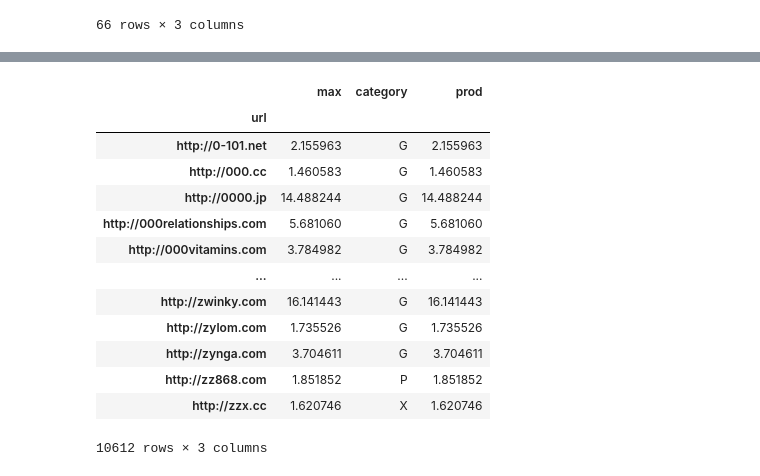
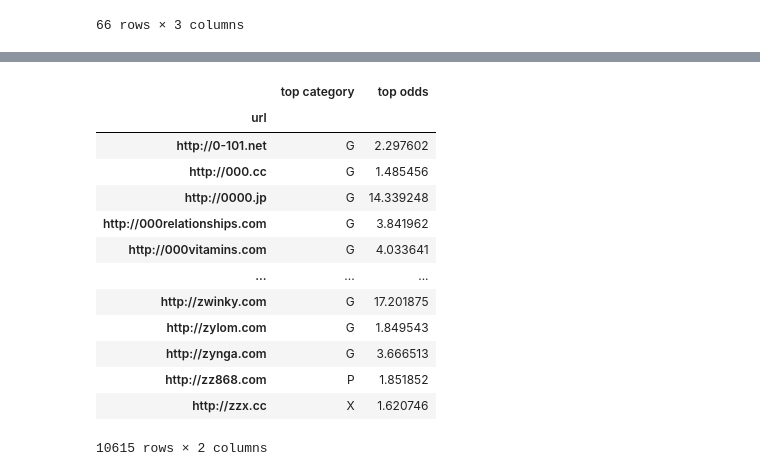
Before and after one commit to rohitashwachaks/MIS-S381N, a Jupyter notebook: assignment-3/assignment3.ipynb, the cells around one changed output, grey strips where cells are left out. Cells and saved outputs as stored; diff of their text form; code cells hidden in the pictures.

```diff
--- a/assignment-3/assignment3.ipynb
+++ b/assignment-3/assignment3.ipynb
@@ -103,0 +137,6 @@ Create aratergoodnessDataFrame that is indexed by turk, and has twocolumns:  the
+# %%
+# creating groupby df to get total labels checked by each turk and average correctness
+rater_goodness = labels_merged.groupby('turk')['correct_label'].agg(['count', 'mean'])
+rater_goodness.columns = ["Number of Ratings",
+                        "Average Correctness of Ratings"]
+rater_goodness
@@ -121,6 +161,5 @@ df
 # %%
-rater_goodness = DataFrame([], index = set(df["turk"]),
-                            columns = ["Number of Ratings",
-                            "Average Correctness of Ratings"])
-print("Dimensions of rater_goodness: ",rater_goodness.shape)
-rater_goodness.head()
+# rater_goodness = DataFrame([], index = set(df["turk"]),
+#                             columns = ["Number of Ratings",
+#                             "Average Correctness of Ratings"])
+# print("Dimensions of rater_goodness: ",rater_goodness.shape)
@@ -135,11 +165,0 @@ Dimensions of rater_goodness:  (269, 2)
-# %%
-# creating merged dataframe with category marked by turk and known category
-labels_merged = labels_on_gold.merge(gold, on='url', suffixes=('_turk', '_actual'))
-labels_merged['correct_label'] = (labels_merged['category_turk'] == labels_merged['category_actual']).astype(int)
-
-
-
-# creating groupby df to get total labels checked by each turk and average correctness
-rater_goodness = labels_merged.groupby('turk')['correct_label'].agg(['count', 'mean'])
-rater_goodness.columns = ["Number of Ratings","Average Correctness of Ratings"]
-rater_goodness
@@ -273,5 +330,6 @@ turk_group
 # %%
 product_odds = turk_group.groupby(["url","category"])["Odds"].agg(["prod"])
 product_odds.reset_index(inplace = True)
+product_odds.columns = ["url","category","Overall Odds"]
 product_odds
 # %% [output]
@@ -293,20 +370,22 @@ product_odds
 # %%
-x = product_odds.groupby("url")["prod"].agg(["max"]).reset_index()
-q8 = pd.merge(x,product_odds, left_on = ["url","max"], right_on = ["url", "prod"])
-q8 = q8.set_index("url")
-q8
+result_75 = product_odds.groupby("url")["Overall Odds"].agg(["max"]).reset_index()
+result_75 = pd.merge(result_75,product_odds, left_on = ["url","max"], right_on = ["url", "Overall Odds"])
+result_75 = result_75.set_index("url")
+result_75.drop(["max"], inplace = True, axis = 1)
+result_75.columns = ["top category","top odds"]
+result_75
 # %% [output]
-|  | max | category | prod |
-| url |  |  |  |
-| http://0-101.net | 2.155963 | G | 2.155963 |
-| http://000.cc | 1.460583 | G | 1.460583 |
-| http://0000.jp | 14.488244 | G | 14.488244 |
-| http://000relationships.com | 5.681060 | G | 5.681060 |
-| http://000vitamins.com | 3.784982 | G | 3.784982 |
-| ... | ... | ... | ... |
-| http://zwinky.com | 16.141443 | G | 16.141443 |
-| http://zylom.com | 1.735526 | G | 1.735526 |
-| http://zynga.com | 3.704611 | G | 3.704611 |
-| http://zz868.com | 1.851852 | P | 1.851852 |
-| http://zzx.cc | 1.620746 | X | 1.620746 |
+|  | top category | top odds |
+| url |  |  |
+| http://0-101.net | G | 2.297602 |
+| http://000.cc | G | 1.485456 |
+| http://0000.jp | G | 14.339248 |
+| http://000relationships.com | G | 3.841962 |
+| http://000vitamins.com | G | 4.033641 |
+| ... | ... | ... |
+| http://zwinky.com | G | 17.201875 |
+| http://zylom.com | G | 1.849543 |
+| http://zynga.com | G | 3.666513 |
+| http://zz868.com | P | 1.851852 |
+| http://zzx.cc | X | 1.620746 |
-10612 rows × 3 columns
+10615 rows × 2 columns
```
Also changed, not shown: parts of 41 cells of this notebook, 1 other file.
